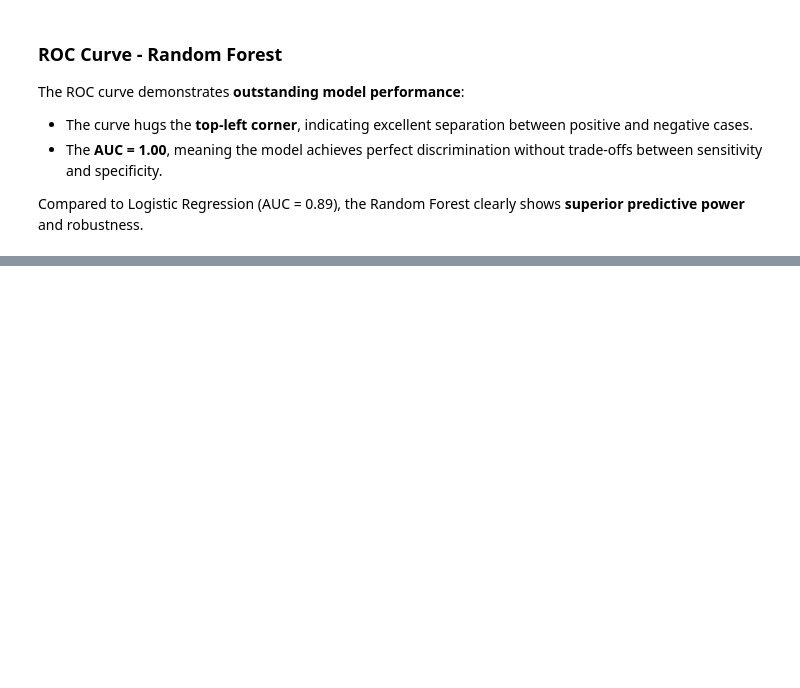
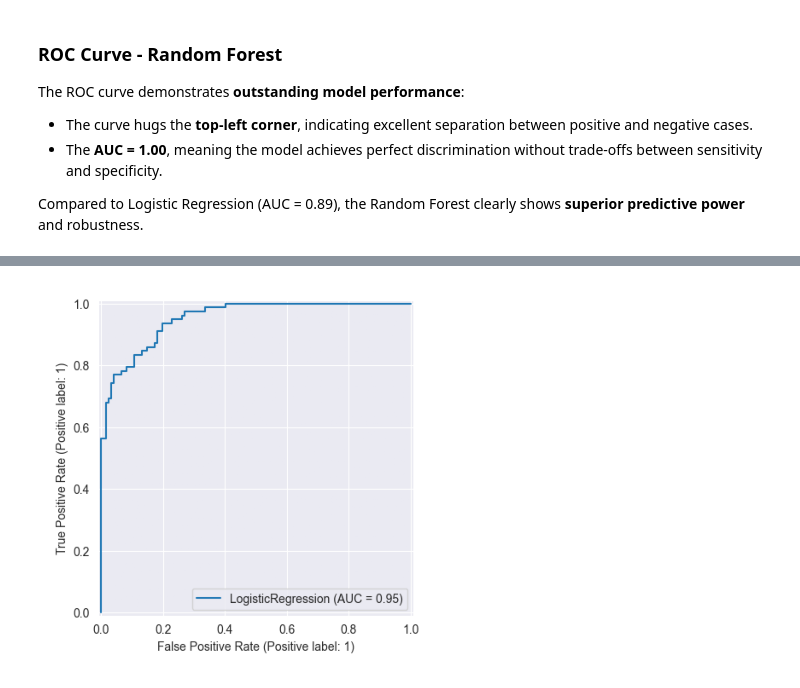
Before and after one commit to plamensve/DS_FINAL_PROJECT, a Jupyter notebook: notebooks/08_comparative_analysis.ipynb, the cells around one changed output, grey strips where cells are left out. Saved outputs shown, nothing was run; the diff lists cells and outputs as text; code cells hidden in the pictures; blank space fills up the shorter version.

```diff
--- a/notebooks/08_comparative_analysis.ipynb
+++ b/notebooks/08_comparative_analysis.ipynb
@@ -402,0 +470,8 @@ Compared to Logistic Regression (AUC = 0.89), the Random Forest clearly shows **
+# %%
+# Loading ROC curve result from Logistic regression model
+ds2_roc_curve_lr = mpimg.imread('../images/dataset2_images/ds2_roc_curve_lr.png')
+plt.imshow(ds2_roc_curve_lr)
+plt.axis("off")
+plt.show()
+# %% [output]
+[figure, added]
```
Also changed, not shown: parts of 34 cells of this notebook, 8 other files.
